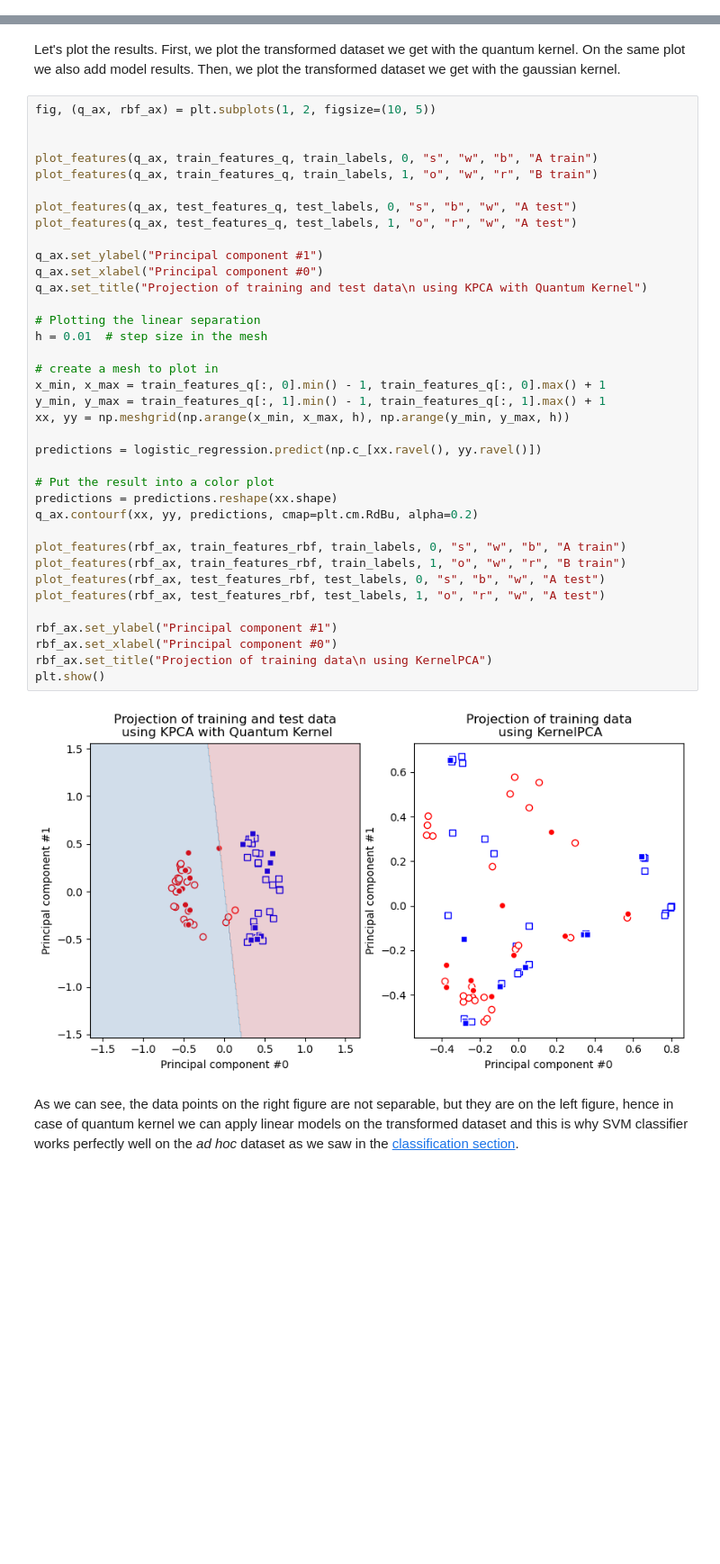
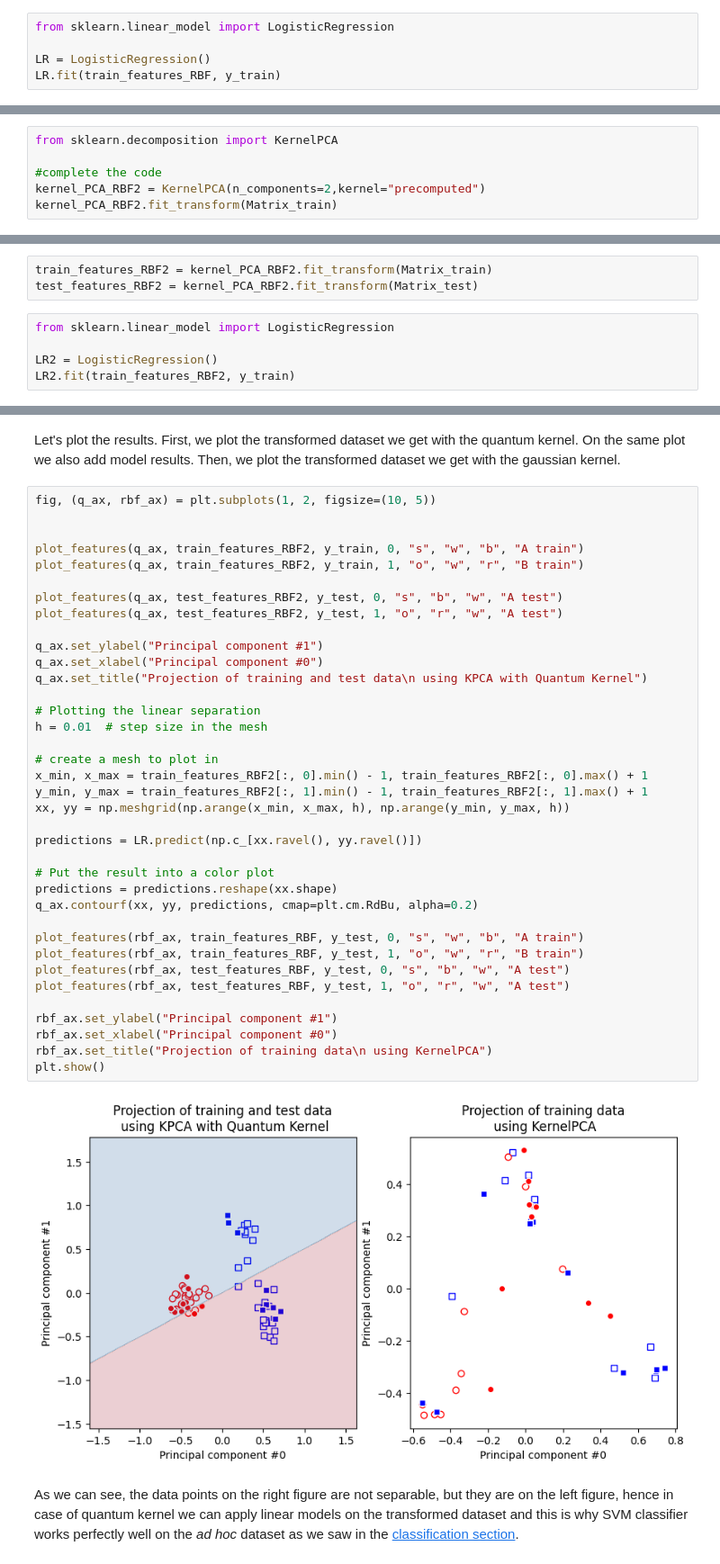
Before and after one commit to ALipscomb/Quantum_Machine_Learning, a Jupyter notebook: GG_07_quantum_kernel.ipynb, the cells around one changed output, grey strips where cells are left out. Shown at 90% size. Drawn from its saved outputs; the diff is of its cells as text; blank space fills up the shorter version.

```diff
--- a/GG_07_quantum_kernel.ipynb
+++ b/GG_07_quantum_kernel.ipynb
@@ -460,0 +638,5 @@ from sklearn.decomposition import KernelPCA
+# %%
+from sklearn.linear_model import LogisticRegression
+
+LR = LogisticRegression()
+LR.fit(train_features_RBF, y_train)
@@ -461,2 +652,8 @@ from sklearn.decomposition import KernelPCA
 # %% [markdown]
 Here we train and score a model.
+# %%
+from sklearn.decomposition import KernelPCA
+
+#complete the code
+kernel_PCA_RBF2 = KernelPCA(n_components=2,kernel="precomputed")
+kernel_PCA_RBF2.fit_transform(Matrix_train)
@@ -462,0 +678,8 @@ Here we train and score a model.
+# %%
+train_features_RBF2 = kernel_PCA_RBF2.fit_transform(Matrix_train)
+test_features_RBF2 = kernel_PCA_RBF2.fit_transform(Matrix_test)
+# %%
+from sklearn.linear_model import LogisticRegression
+
+LR2 = LogisticRegression()
+LR2.fit(train_features_RBF2, y_train)
@@ -471,42 +703,42 @@ Let's plot the results. First, we plot the transformed dataset we get with the q
 # %%
 fig, (q_ax, rbf_ax) = plt.subplots(1, 2, figsize=(10, 5))
 
 
-plot_features(q_ax, train_features_q, train_labels, 0, "s", "w", "b", "A train")
-plot_features(q_ax, train_features_q, train_labels, 1, "o", "w", "r", "B train")
+plot_features(q_ax, train_features_RBF2, y_train, 0, "s", "w", "b", "A train")
+plot_features(q_ax, train_features_RBF2, y_train, 1, "o", "w", "r", "B train")
 
-plot_features(q_ax, test_features_q, test_labels, 0, "s", "b", "w", "A test")
-plot_features(q_ax, test_features_q, test_labels, 1, "o", "r", "w", "A test")
+plot_features(q_ax, test_features_RBF2, y_test, 0, "s", "b", "w", "A test")
+plot_features(q_ax, test_features_RBF2, y_test, 1, "o", "r", "w", "A test")
 
 q_ax.set_ylabel("Principal component #1")
 q_ax.set_xlabel("Principal component #0")
 q_ax.set_title("Projection of training and test data\n using KPCA with Quantum Kernel")
 
 # Plotting the linear separation
 h = 0.01  # step size in the mesh
 
 # create a mesh to plot in
-x_min, x_max = train_features_q[:, 0].min() - 1, train_features_q[:, 0].max() + 1
-y_min, y_max = train_features_q[:, 1].min() - 1, train_features_q[:, 1].max() + 1
+x_min, x_max = train_features_RBF2[:, 0].min() - 1, train_features_RBF2[:, 0].max() + 1
+y_min, y_max = train_features_RBF2[:, 1].min() - 1, train_features_RBF2[:, 1].max() + 1
 xx, yy = np.meshgrid(np.arange(x_min, x_max, h), np.arange(y_min, y_max, h))
 
-predictions = logistic_regression.predict(np.c_[xx.ravel(), yy.ravel()])
+predictions = LR.predict(np.c_[xx.ravel(), yy.ravel()])
 
 # Put the result into a color plot
 predictions = predictions.reshape(xx.shape)
 q_ax.contourf(xx, yy, predictions, cmap=plt.cm.RdBu, alpha=0.2)
 
-plot_features(rbf_ax, train_features_rbf, train_labels, 0, "s", "w", "b", "A train")
-plot_features(rbf_ax, train_features_rbf, train_labels, 1, "o", "w", "r", "B train")
-plot_features(rbf_ax, test_features_rbf, test_labels, 0, "s", "b", "w", "A test")
-plot_features(rbf_ax, test_features_rbf, test_labels, 1, "o", "r", "w", "A test")
+plot_features(rbf_ax, train_features_RBF, y_test, 0, "s", "w", "b", "A train")
+plot_features(rbf_ax, train_features_RBF, y_test, 1, "o", "w", "r", "B train")
+plot_features(rbf_ax, test_features_RBF, y_test, 0, "s", "b", "w", "A test")
+plot_features(rbf_ax, test_features_RBF, y_test, 1, "o", "r", "w", "A test")
 
 rbf_ax.set_ylabel("Principal component #1")
 rbf_ax.set_xlabel("Principal component #0")
 rbf_ax.set_title("Projection of training data\n using KernelPCA")
 plt.show()
 # %% [output]
-[figure, old version]
+[figure, new version]
 # %% [markdown]
 As we can see, the data points on the right figure are not separable, but they are on the left figure, hence in case of quantum kernel we can apply linear models on the transformed dataset and this is why SVM classifier works perfectly well on the _ad hoc_ dataset as we saw in the [classification section](#2.-Classification).
 # %% [markdown]
```
Also changed, not shown: parts of 43 cells of this notebook, 2 other files.
